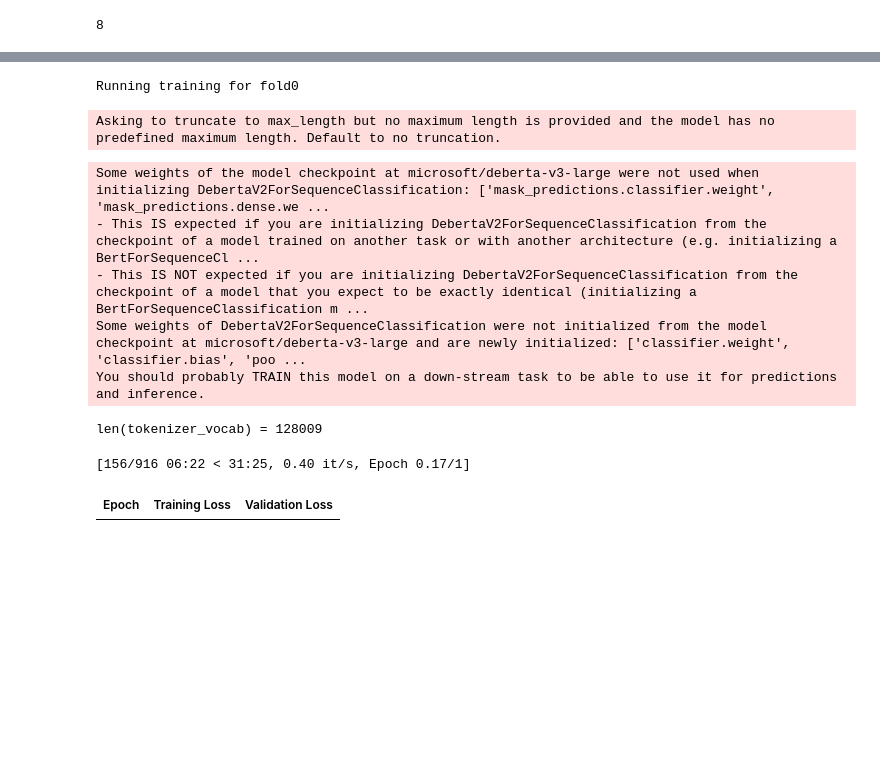
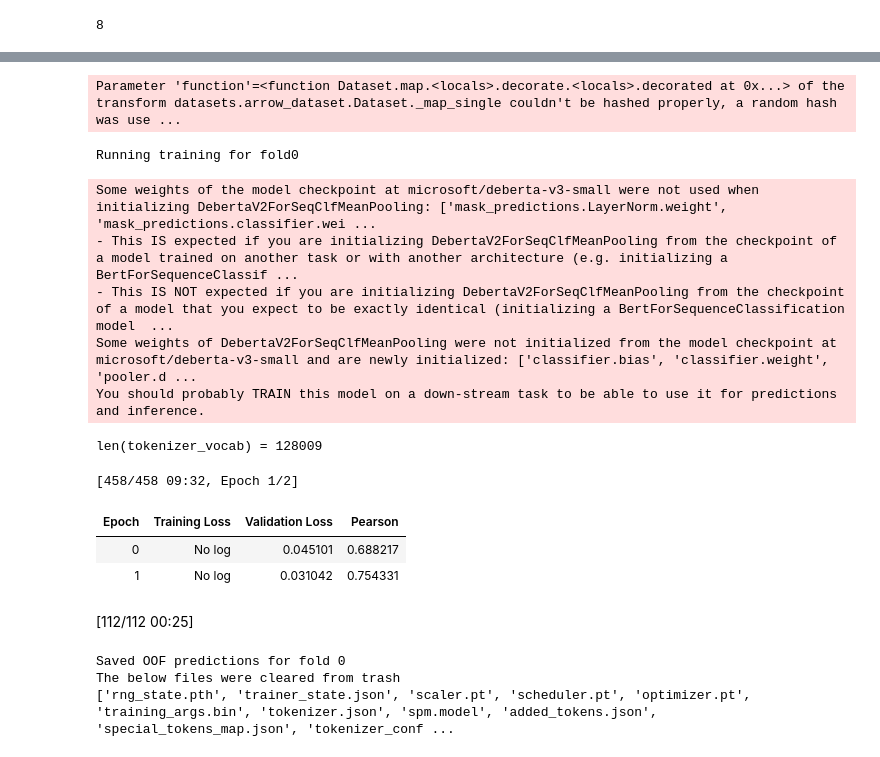
Before and after one commit to bk-anupam/KaggleChallenges, a Jupyter notebook: NLP/PatentPhraseMatching/USPPPM_train_hf_customheads.ipynb, the cells around one changed output, grey strips where cells are left out. Cells and saved outputs as stored; diff of their text form; code cells hidden in the pictures; blank space fills up the shorter version.

Commit message:
call custom modules in google colab to make code more modular

```diff
--- a/NLP/PatentPhraseMatching/USPPPM_train_hf_customheads.ipynb
+++ b/NLP/PatentPhraseMatching/USPPPM_train_hf_customheads.ipynb
@@ -59,4 +50,28 @@ import warnings
 logging.set_verbosity_error()
 logging.set_verbosity_warning()
 warnings.filterwarnings('ignore')
+# %%
+class Config:
+    MODEL_NAME = "deberta-v3-small"
+    DATA_PATH = "/content/gdrive/MyDrive/Kaggle/NLP/PatentPhraseMatching/data/"
+    VAL_PREDS_PATH = "/content/gdrive/MyDrive/Kaggle/NLP/PatentPhraseMatching/preds/"
+    # location where trained model weights are saved
+    OUT_DIR = "/content/gdrive/MyDrive/Kaggle/NLP/PatentPhraseMatching/model/deberta-v3-small/"
+    RUNTIME = "COLAB"
+    RANDOM_STATE = 42
+    BATCH_SIZE = 32
+    EVAL_BATCH_SIZE = 64
+    NUM_LABELS = 1
+    LABEL_COL = "score"
+    NUM_FOLDS = 5
+    RUN_ALL_FOLDS = False
+    NUM_EPOCHS = 2
+    NUM_WORKERS = mp.cpu_count()
+    TRANSFORMER_CHECKPOINT = "microsoft/deberta-v3-small"
+    DEVICE = torch.device('cuda' if torch.cuda.is_available() else 'cpu')
+    SUBSET_ROWS_FRAC = 0.05
+    TRAIN_ON_SUBSET = False
+    RANDOM_SEED = 42
+
+os.environ["TOKENIZERS_PARALLELISM"] = "false"
 # %%
@@ -624,5 +339,7 @@ def get_training_args(fold_str):
 # %%
 import gc
+import custom_transformer_heads
+import utils
 
 df_val_preds = pd.DataFrame()
 tok_vocab = tokenizer.get_vocab()
@@ -630,8 +347,9 @@ for fold in range(Config.NUM_FOLDS):
     fold_str = f"fold{fold}"
     print(f"Running training for {fold_str}")
     df_train_fold, df_val_fold, ds_train, ds_val = get_fold_dls(fold, df_train)
-    training_args = get_training_args(fold_str)
-    model = AutoModelForSequenceClassification.from_pretrained(Config.TRANSFORMER_CHECKPOINT, num_labels=Config.NUM_LABELS)
+    training_args_dict["output_dir"] = Config.OUT_DIR + fold_str
+    training_args = TrainingArguments(**training_args_dict, report_to=None)
+    model = custom_transformer_heads.DebertaV2ForSeqClfMeanPooling.from_pretrained(Config.TRANSFORMER_CHECKPOINT, num_labels=Config.NUM_LABELS)
     print(f"len(tokenizer_vocab) = {len(tok_vocab)}")
     model.resize_token_embeddings(len(tok_vocab))
     trainer = Trainer(
@@ -639,42 +357,50 @@ for fold in range(Config.NUM_FOLDS):
         args=training_args,                  # training arguments, defined above
         train_dataset=ds_train,              # training dataset
         eval_dataset=ds_val,                 # evaluation dataset
         compute_metrics=compute_metrics,     # the callback that computes metrics of interest
         data_collator=data_collator,
         tokenizer=tokenizer
     )
     trainer.train()
     trainer.save_model(Config.OUT_DIR + fold_str)
     df_val_fold = get_oof_preds(trainer, ds_val, df_val_fold)
     # display(df_val_fold.head())
     df_val_preds = pd.concat([df_val_preds, df_val_fold], axis=0)
     # export the oof predictions to csv for later use in stacking
     if Config.RUNTIME != "KAGGLE":
         df_val_fold.to_csv(Config.VAL_PREDS_PATH + f"df_train_oof_preds_{Config.MODEL_NAME}_{fold_str}.csv")
     else:
         df_val_preds.to_csv("/kaggle/working/df_train_oof_preds.csv")
     print(f"Saved OOF predictions for fold {fold}")
     del model, trainer
     gc.collect()
     torch.cuda.empty_cache()
+    utils.delete_checkpoints(Config.OUT_DIR + fold_str)
+    print(f"deleted checkpoints as best model for {fold_str} saved already")
     # Empty the trash to clear gdrive disk space
-    # empty_gdrive_trash()
+    colab_utils.empty_gdrive_trash()
     if not Config.RUN_ALL_FOLDS:
         break
 
 if Config.RUN_ALL_FOLDS:
     df_val_preds.to_csv(Config.VAL_PREDS_PATH + f"df_train_oof_preds_{Config.MODEL_NAME}.csv")
 # %% [output]
-Running training for fold0
+Parameter 'function'=<function Dataset.map.<locals>.decorate.<locals>.decorated at 0x...> of the transform datasets.arrow_dataset.Dataset._map_single couldn't be hashed properly, a random hash was use ...
-Asking to truncate to max_length but no maximum length is provided and the model has no predefined maximum length. Default to no truncation.
+Running training for fold0
-Some weights of the model checkpoint at microsoft/deberta-v3-large were not used when initializing DebertaV2ForSequenceClassification: ['mask_predictions.classifier.weight', 'mask_predictions.dense.we ...
-- This IS expected if you are initializing DebertaV2ForSequenceClassification from the checkpoint of a model trained on another task or with another architecture (e.g. initializing a BertForSequenceCl ...
-- This IS NOT expected if you are initializing DebertaV2ForSequenceClassification from the checkpoint of a model that you expect to be exactly identical (initializing a BertForSequenceClassification m ...
-Some weights of DebertaV2ForSequenceClassification were not initialized from the model checkpoint at microsoft/deberta-v3-large and are newly initialized: ['classifier.weight', 'classifier.bias', 'poo ...
+Some weights of the model checkpoint at microsoft/deberta-v3-small were not used when initializing DebertaV2ForSeqClfMeanPooling: ['mask_predictions.LayerNorm.weight', 'mask_predictions.classifier.wei ...
+- This IS expected if you are initializing DebertaV2ForSeqClfMeanPooling from the checkpoint of a model trained on another task or with another architecture (e.g. initializing a BertForSequenceClassif ...
+- This IS NOT expected if you are initializing DebertaV2ForSeqClfMeanPooling from the checkpoint of a model that you expect to be exactly identical (initializing a BertForSequenceClassification model  ...
+Some weights of DebertaV2ForSeqClfMeanPooling were not initialized from the model checkpoint at microsoft/deberta-v3-small and are newly initialized: ['classifier.bias', 'classifier.weight', 'pooler.d ...
 You should probably TRAIN this model on a down-stream task to be able to use it for predictions and inference.
 len(tokenizer_vocab) = 128009
-[156/916 06:22 < 31:25, 0.40 it/s, Epoch 0.17/1]
+[458/458 09:32, Epoch 1/2]
-| Epoch | Training Loss | Validation Loss |
+| Epoch | Training Loss | Validation Loss | Pearson |
+| 0 | No log | 0.045101 | 0.688217 |
+| 1 | No log | 0.031042 | 0.754331 |
+[112/112 00:25]
+Saved OOF predictions for fold 0
+The below files were cleared from trash
+['rng_state.pth', 'trainer_state.json', 'scaler.pt', 'scheduler.pt', 'optimizer.pt', 'training_args.bin', 'tokenizer.json', 'spm.model', 'added_tokens.json', 'special_tokens_map.json', 'tokenizer_conf ...
 # %%
 # Calculate the CV score
 predictions = df_val_preds['val_preds'].values
```
Also changed, not shown: parts of 19 cells of this notebook.
